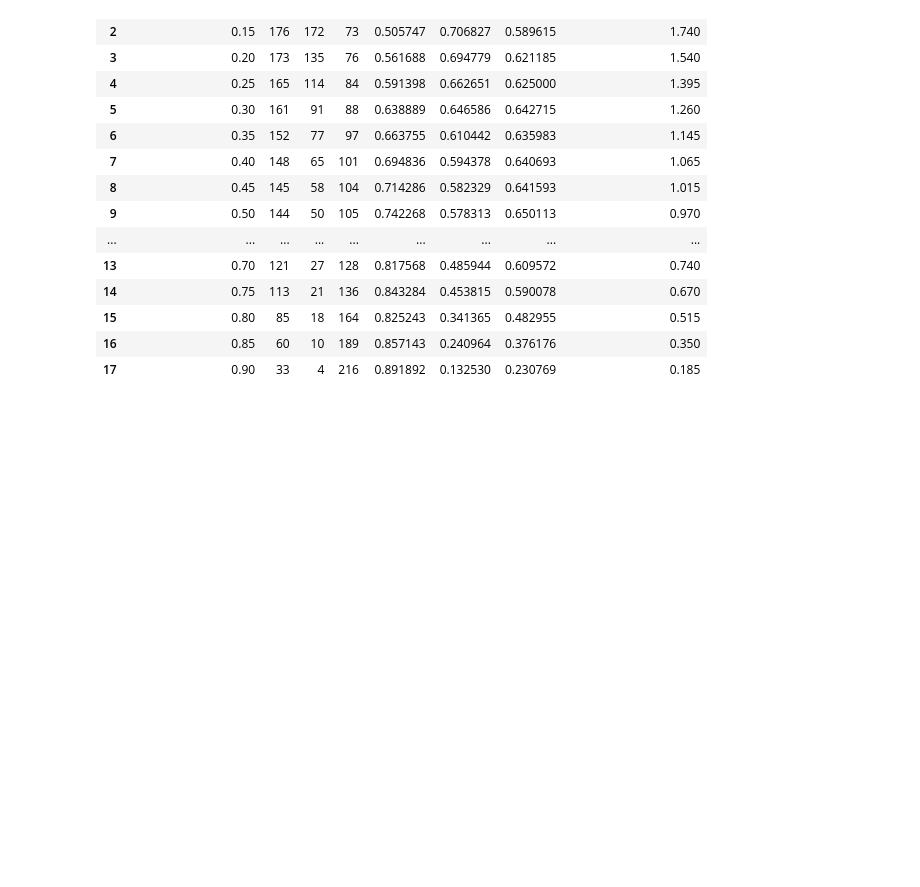
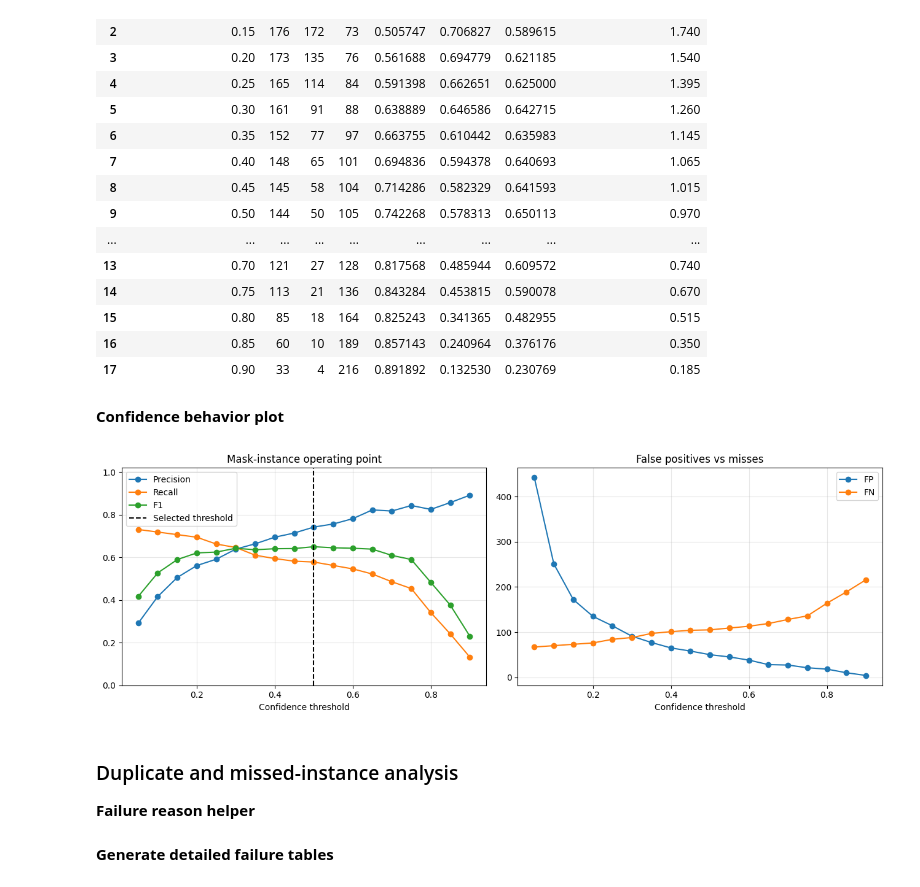
Before and after one commit to mdmohsin212/modern-vision-multimodal-lab, a Jupyter notebook: Vision/02_segmentation/yolo_instance_error_analysis.ipynb, the cells around one changed output. Drawn from its saved outputs; the diff is of its cells as text; code cells hidden in the pictures; blank space fills up the shorter version.

Commit message:
Generate detailed failure tables

```diff
--- a/Vision/02_segmentation/yolo_instance_error_analysis.ipynb
+++ b/Vision/02_segmentation/yolo_instance_error_analysis.ipynb
@@ -454,3 +459,70 @@ display(confidence_sweep)
 | 15 | 0.80 | 85 | 18 | 164 | 0.825243 | 0.341365 | 0.482955 | 0.515 |
 | 16 | 0.85 | 60 | 10 | 189 | 0.857143 | 0.240964 | 0.376176 | 0.350 |
 | 17 | 0.90 | 33 | 4 | 216 | 0.891892 | 0.132530 | 0.230769 | 0.185 |
+# %% [markdown]
+**Confidence behavior plot**
+# %%
+figure, axes = plt.subplots(1, 2, figsize=(13, 4.5))
+
+axes[0].plot(
+    confidence_sweep["confidence_threshold"],
+    confidence_sweep["precision"],
+    marker="o",
+    label="Precision",
+)
+axes[0].plot(
+    confidence_sweep["confidence_threshold"],
+    confidence_sweep["recall"],
+    marker="o",
+    label="Recall",
+)
+axes[0].plot(
+    confidence_sweep["confidence_threshold"],
+    confidence_sweep["f1"],
+    marker="o",
+    label="F1",
+)
+axes[0].axvline(
+    BEST_CONFIDENCE_THRESHOLD,
+    color="black",
+    linestyle="--",
+    label="Selected threshold",
+)
+axes[0].set_title("Mask-instance operating point")
+axes[0].set_xlabel("Confidence threshold")
+axes[0].set_ylim(0.0, 1.02)
+axes[0].grid(alpha=0.3)
+axes[0].legend()
+
+axes[1].plot(
+    confidence_sweep["confidence_threshold"],
+    confidence_sweep["fp"],
+    marker="o",
+    label="FP",
+)
+axes[1].plot(
+    confidence_sweep["confidence_threshold"],
+    confidence_sweep["fn"],
+    marker="o",
+    label="FN",
+)
+axes[1].set_title("False positives vs misses")
+axes[1].set_xlabel("Confidence threshold")
+axes[1].grid(alpha=0.3)
+axes[1].legend()
+
+plt.tight_layout()
+
+confidence_figure_path = OUTPUT_ROOT / "instance_confidence_behavior.png"
+plt.savefig(
+    confidence_figure_path,
+    dpi=180,
+    bbox_inches="tight",
+)
+plt.show()
+# %% [output]
+[figure, added]
+# %% [markdown]
+### Duplicate and missed-instance analysis
+
+**Failure reason helper**
@@ -456,0 +552,2 @@ display(confidence_sweep)
+# %% [markdown]
+**Generate detailed failure tables**
```
Also changed, not shown: parts of 8 cells of this notebook.
